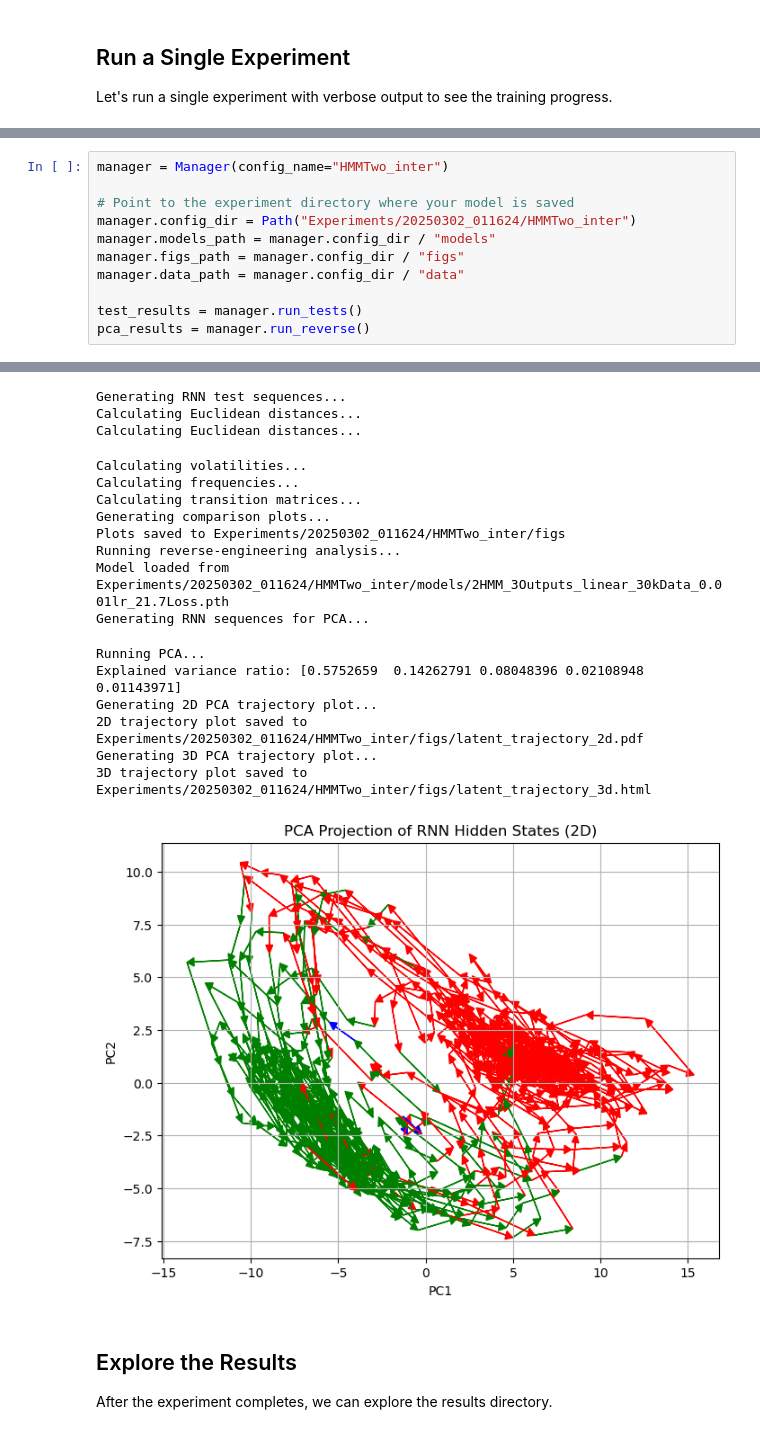
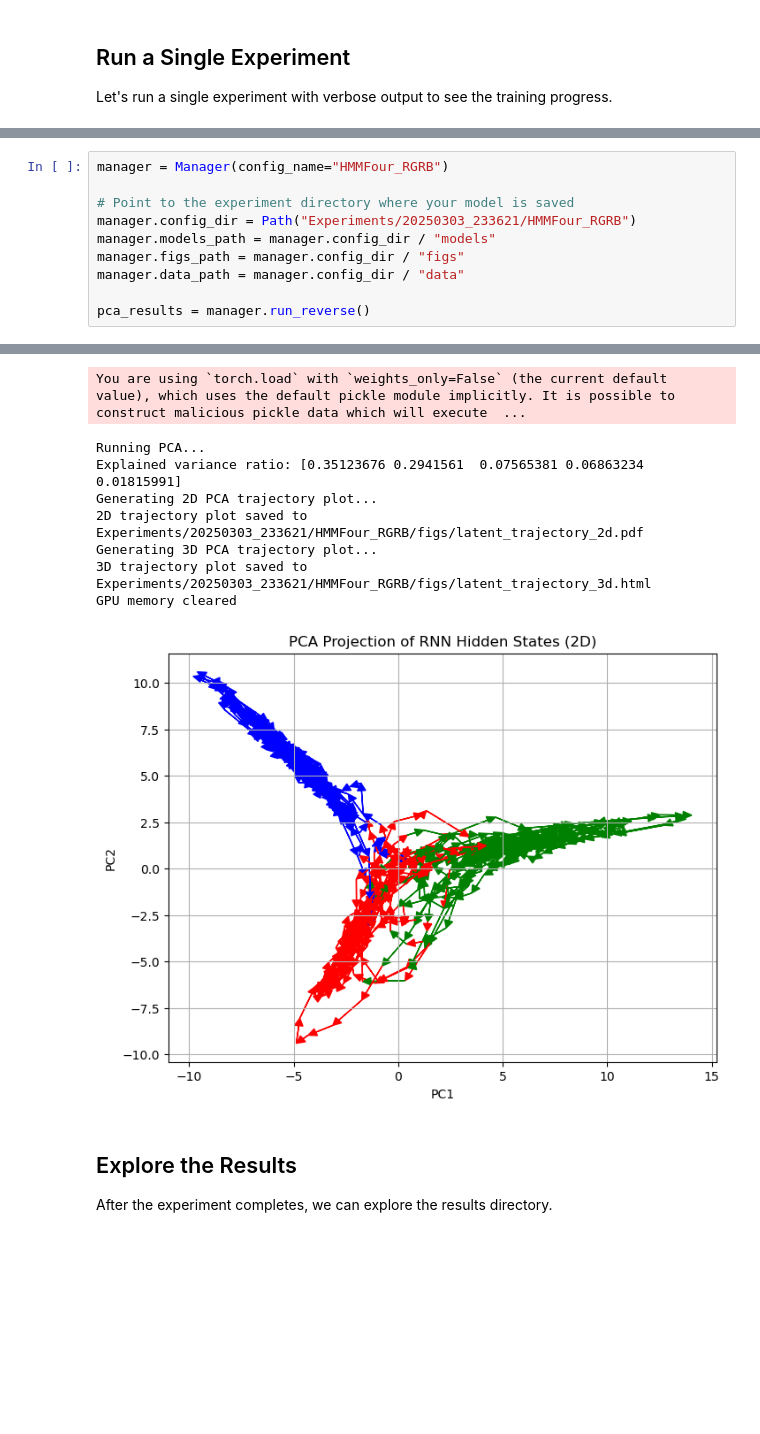
Before and after one commit to EliaTorre/hmmrnn, a Jupyter notebook: main.ipynb, the cells around one changed output, grey strips where cells are left out. Saved outputs shown, nothing was run; the diff lists cells and outputs as text; blank space fills up the shorter version.

```diff
--- a/main.ipynb
+++ b/main.ipynb
@@ -70,12 +85,11 @@ OutOfMemoryError: CUDA out of memory. Tried to allocate 5.96 GiB. GPU 0 has a to
 # %%
-manager = Manager(config_name="HMMTwo_inter")
+manager = Manager(config_name="HMMFour_RGRB")
 
 # Point to the experiment directory where your model is saved
-manager.config_dir = Path("Experiments/20250302_011624/HMMTwo_inter")
+manager.config_dir = Path("Experiments/20250303_233621/HMMFour_RGRB")
 manager.models_path = manager.config_dir / "models"
 manager.figs_path = manager.config_dir / "figs"
 manager.data_path = manager.config_dir / "data"
 
-test_results = manager.run_tests()
 pca_results = manager.run_reverse()
 # %% [output]
@@ -93,21 +100,12 @@ Generating HMM test sequences...
-Generating RNN test sequences...
-Calculating Euclidean distances...
-Calculating Euclidean distances...
+You are using `torch.load` with `weights_only=False` (the current default value), which uses the default pickle module implicitly. It is possible to construct malicious pickle data which will execute  ...
-Calculating volatilities...
-Calculating frequencies...
-Calculating transition matrices...
-Generating comparison plots...
-Plots saved to Experiments/20250302_011624/HMMTwo_inter/figs
-Running reverse-engineering analysis...
-Model loaded from Experiments/20250302_011624/HMMTwo_inter/models/2HMM_3Outputs_linear_30kData_0.001lr_21.7Loss.pth
-Generating RNN sequences for PCA...
+Running PCA...
+Explained variance ratio: [0.35123676 0.2941561  0.07565381 0.06863234 0.01815991]
+Generating 2D PCA trajectory plot...
+2D trajectory plot saved to Experiments/20250303_233621/HMMFour_RGRB/figs/latent_trajectory_2d.pdf
+Generating 3D PCA trajectory plot...
+3D trajectory plot saved to Experiments/20250303_233621/HMMFour_RGRB/figs/latent_trajectory_3d.html
+GPU memory cleared
-Running PCA...
-Explained variance ratio: [0.5752659  0.14262791 0.08048396 0.02108948 0.01143971]
-Generating 2D PCA trajectory plot...
-2D trajectory plot saved to Experiments/20250302_011624/HMMTwo_inter/figs/latent_trajectory_2d.pdf
-Generating 3D PCA trajectory plot...
-3D trajectory plot saved to Experiments/20250302_011624/HMMTwo_inter/figs/latent_trajectory_3d.html
-[figure, old version]
+[figure, new version]
 # %% [markdown]
 ## Explore the Results
 
```
Also changed, not shown: parts of 7 cells of this notebook, 5 other files.
